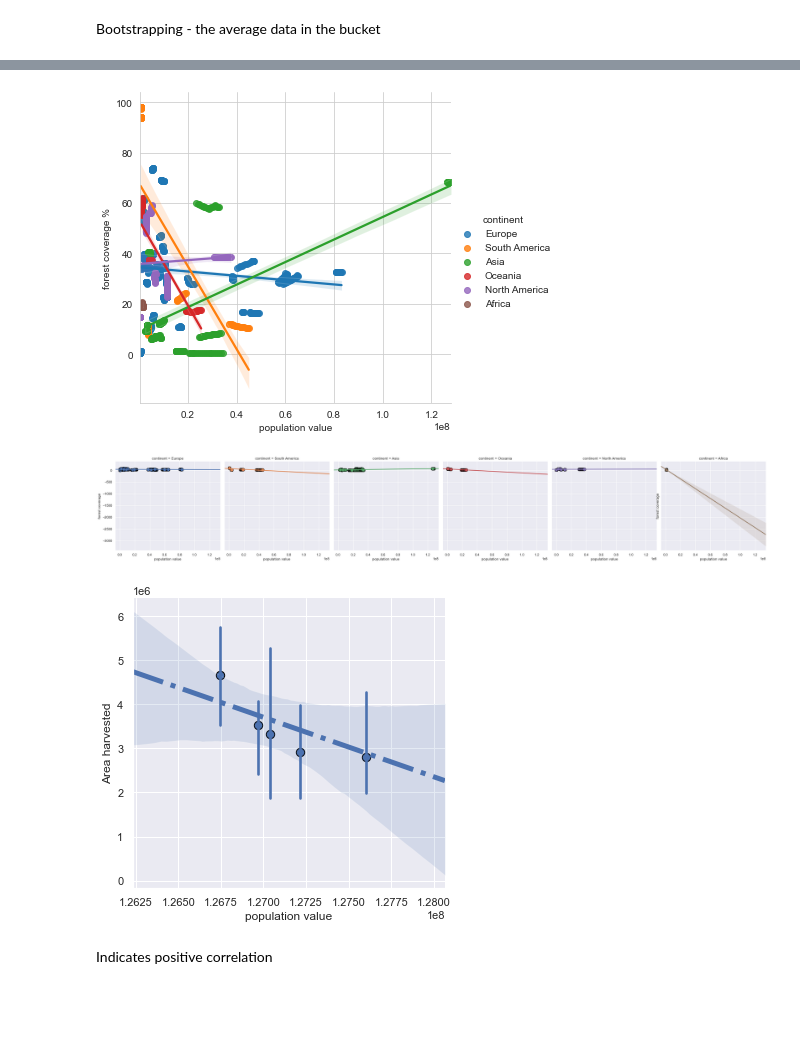
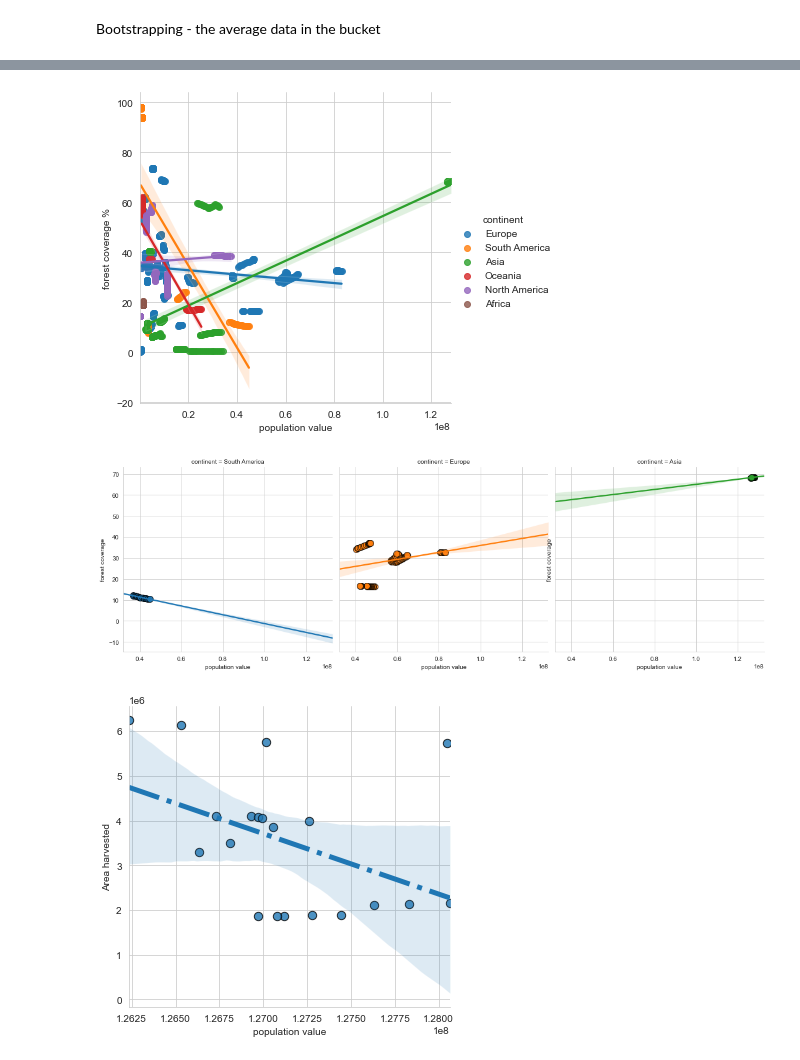
Before and after one commit to BoSuto/Specialist-Certificate-in-Data-Analytics-Essential-Jan-2023, a Jupyter notebook: Project_May_2023.ipynb, the cells around one changed output, grey strips where cells are left out. Drawn from its saved outputs; the diff is of its cells as text; code cells hidden in the pictures; blank space fills up the shorter version.

```diff
--- a/Project_May_2023.ipynb
+++ b/Project_May_2023.ipynb
@@ -43,7 +51,7 @@ start_year = 2000
 end_year = 2020
 
 # Set the countries to retrieve data for
-countries = ['USA', 'CAN', 'MEX']
+countries = ['ITA', 'DEU', 'JPN']
 
 # Retrieve the data
 start_date = datetime.datetime(start_year, 1, 1)
@@ -522,27 +501,0 @@ selected_countries_df.to_csv("selected_countries_df.csv")
-# %%
-# Specify the columns to include in the line plot
-columns_to_plot = ['population value', 'forest coverage', 'Area harvested']
-
-# Filter the DataFrame to include only the specified columns
-df_filtered = final_df_filtered[['Year'] + columns_to_plot]
-
-# Melt the DataFrame to transform it into a long format
-df_long = df_filtered.melt('Year', var_name='Variable', value_name='Value')
-
-# Convert 'Value' column to numeric data type
-df_long['Value'] = pd.to_numeric(df_long['Value'], errors='coerce')
-
-plt.figure(figsize=(12, 8))
-
-# Create a line plot using seaborn
-sns.set_style('whitegrid')
-sns.lineplot(data=df_long, x='Year', y='Value', hue='Variable')
-
-# Set the plot title and labels
-plt.title('Comparison of Three Variables')
-plt.xlabel('Year')
-plt.ylabel('Value')
-
-
-# Show the plot
-plt.show()
@@ -693,20 +698,20 @@ plt.ylabel('forest coverage %')
 
 plt.show()
 # %% [output]
-[figure, old version]
+[figure, new version]
 # %%
-sns.lmplot(x='population value',y='forest coverage',hue='continent',col= 'continent', scatter_kws={'s':100, 'edgecolor':'black'},truncate= False, data = final_df_filtered)
+sns.lmplot(x='population value',y='forest coverage',hue='continent',col= 'continent', scatter_kws={'s':100, 'edgecolor':'black'},truncate= False, data = selected_countries_df)
 plt.xlabel('population value')
 plt.ylabel('forest coverage')
 
 plt.show()
 # %% [output]
-[figure, old version]
+[figure, new version]
 # %%
-sns.lmplot(x='population value',y='Area harvested', scatter_kws={'s':70, 'edgecolor':'black'}, line_kws={'lw':5, 'ls':'-.'},data = final_df_filtered[final_df_filtered.country_name=='Japan'],x_bins=5)
+sns.lmplot(x='population value',y='Area harvested', scatter_kws={'s':70, 'edgecolor':'black'}, line_kws={'lw':5, 'ls':'-.'},data = final_df_filtered[final_df_filtered.country_name=='Japan'])
 plt.xlabel('population value')
 plt.ylabel('Area harvested')
 
 plt.show()
 # %% [output]
-[figure, old version]
+[figure, new version]
@@ -719,2 +717,0 @@ plt.show()
-# %% [markdown]
-Indicates positive correlation
```
Also changed, not shown: parts of 35 cells of this notebook.
